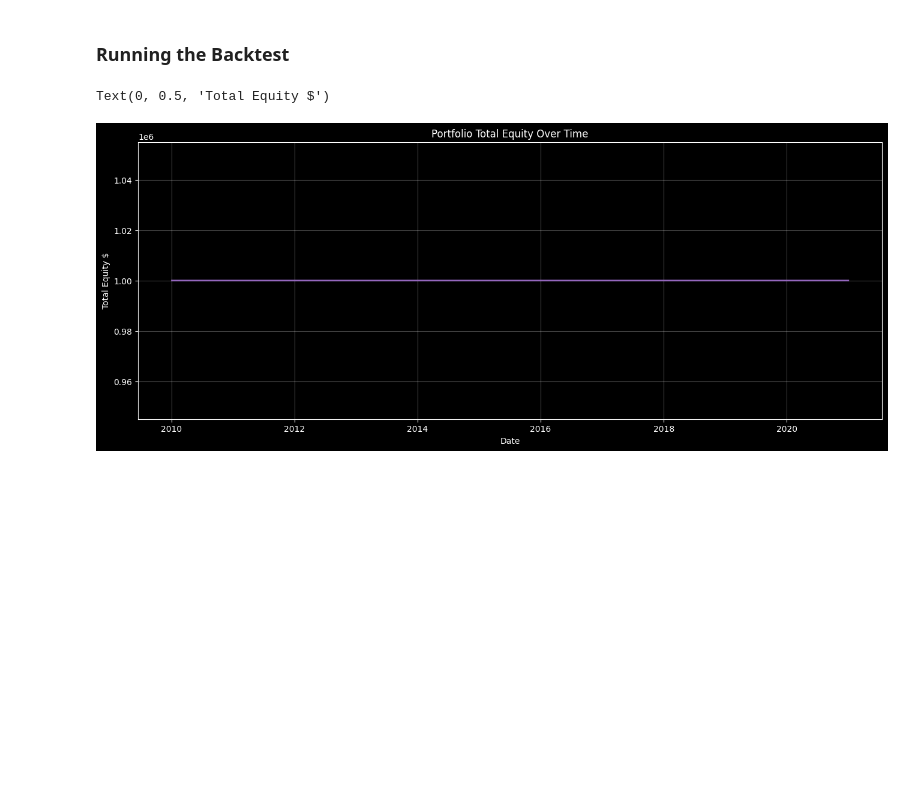
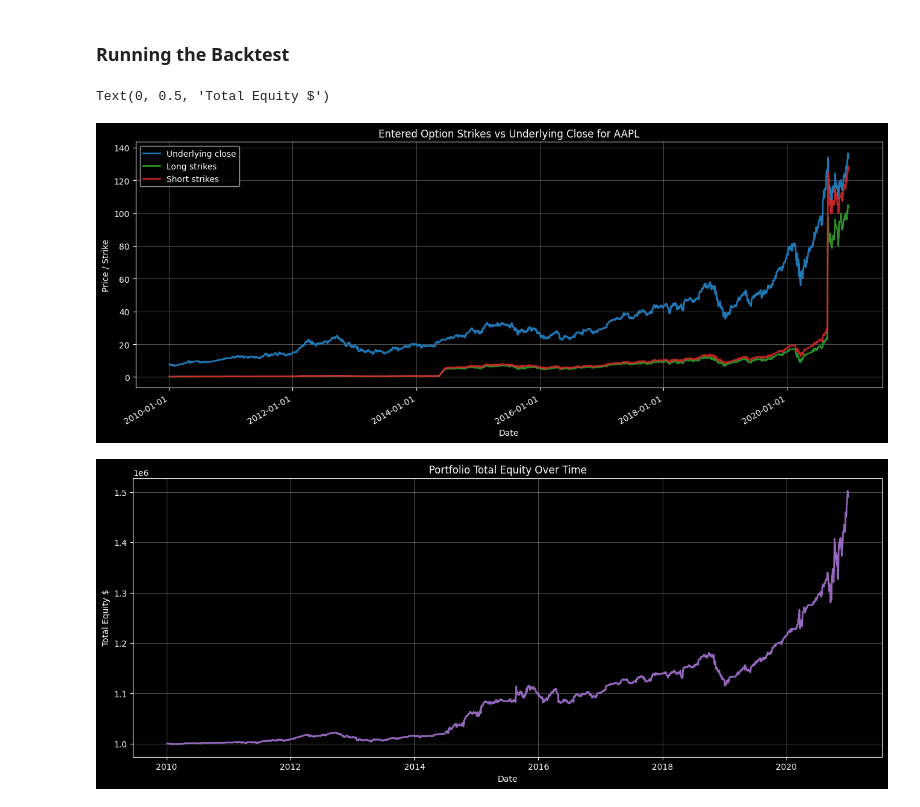
Before and after one commit to cja119/options_wizard, a Jupyter notebook: notebooks/.ipynb, the cells around one changed output. Drawn from its saved outputs; the diff is of its cells as text; code cells hidden in the pictures; blank space fills up the shorter version.

```diff
--- a/notebooks/.ipynb
+++ b/notebooks/.ipynb
@@ -19,14 +19,14 @@ if p.is_dir():
 n_const = 10
 start_date = ow.DateObj(2010, 1, 1)
 end_date = ow.DateObj(2020, 12, 31)
+save_type = ow.SaveType.PICKLE
 
-universe = ow.Universe()
-universe.top_constituents(n_const)
+universe = ow.Universe(['AAPL'])
+#universe.top_constituents(n_const)
 # %%
-import polars as pl
-from operator import ne, le, eq
+from operator import le, eq
 
-pipeline = ow.Pipeline(universe=universe, saves=ow.SaveFrames.STRAT)
+pipeline = ow.Pipeline(universe=universe, saves=ow.SaveFrames.STRAT, save_type=save_type)
 kwargs = {
     'max_date': end_date.to_pl(),
     'keep_col' : ['call_put', 'ttm', 'n_missing'],
@@ -51,10 +51,13 @@ import options_wizard as ow
 from tqdm import tqdm
 from functools import partial
 
-
 start_cash = 1_000_000
 
-ptf = partial(ow.Trade, transaction_cost_model=ow.TransactionCostModel.SPREAD, accounting_type=ow.AccountingConvention.MTM)
+ptf = partial(
+    ow.Trade,
+    transaction_cost_model=ow.TransactionCostModel.SPREAD,
+    accounting_type=ow.AccountingConvention.MTM
+)
 cfg = ow.BackTestConfig(
     starting_cash = start_cash,
     start_date=start_date,
@@ -63,9 +66,14 @@ cfg = ow.BackTestConfig(
 position = ow.FixedHold1MnNotional(cfg)
 
 for tick in tqdm(universe.ticks):
-    strat = ow.StratType.load(tick=tick)
-    trade = strat.reconstruct(wrapper = ptf)
-    position.add_trade(trade)
+    try:
+        strat = ow.StratType.load(tick=tick, save_type=save_type)
+        trade = strat.reconstruct(wrapper = ptf)
+        position.add_trade(trade)
+
+    except FileNotFoundError:
+        print(f"Could not find strat for {tick}, skipping...")
+        continue
 # %% [markdown]
 ### Running the Backtest
 # %%
@@ -84,7 +92,7 @@ from statistics import mean
 
 mpl.style.use("dark_background")
 
-def plot_entry_strikes_lines(backtest_result, ticks):
+def plot_entry_strikes_lines(backtest_result, tick):
     """
     Plot entered option strikes over time as separate long/short lines,
     alongside the underlying close series. Returns (fig, ax).
@@ -108,6 +116,8 @@ def plot_entry_strikes_lines(backtest_result, ticks):
     long_strikes, short_strikes, underlying_series = {}, {}, {}
 
     for trade in trades:
+        if trade._tick != tick:
+            continue
         entry_date = trade.entry_data.entry_date
         px = trade.entry_data.price_series.get(entry_date)
         if px is None:
@@ -128,7 +138,7 @@ def plot_entry_strikes_lines(backtest_result, ticks):
             underlying_series[u.date.to_datetime()] = mid
 
     if not long_strikes and not short_strikes:
-        raise ValueError("No entries with strikes found in BackTestResult")
+        return None, None
 
     def reduce_strikes(mapping):
         if not mapping:
@@ -148,33 +158,35 @@ def plot_entry_strikes_lines(backtest_result, ticks):
         ax.plot(u_dates, u_prices, color="tab:blue", lw=2, label="Underlying close")
 
     if long_dates:
         ax.plot(long_dates, long_vals, color="tab:green", lw=2,
                 label="Long strikes", alpha=0.9)
     if short_dates:
         ax.plot(short_dates, short_vals, color="tab:red", lw=2,
                 label="Short strikes", alpha=0.9)
 
-    ax.set_title("Entered Option Strikes vs Underlying Close")
+    ax.set_title(f"Entered Option Strikes vs Underlying Close for {tick}")
     ax.set_xlabel("Date")
     ax.set_ylabel("Price / Strike")
     ax.xaxis.set_major_locator(mdates.AutoDateLocator())
     ax.xaxis.set_major_formatter(mdates.DateFormatter("%Y-%m-%d"))
     fig.autofmt_xdate()
     ax.grid(True, alpha=0.3)
     ax.legend()
     return fig, ax
 
-#fig, ax = plot_entry_strikes_lines(result)
+for tick in universe.ticks:
+    fig, ax = plot_entry_strikes_lines(result, tick)
 
 equity = np.array([snap.total_equity + snap.total_cash for snap in result.snapshots])
 dates = np.array([snap.date.to_datetime() for snap in result.snapshots])
 
 fig2, ax2 = plt.subplots(figsize=(16, 6))
 ax2.plot(dates, equity, color="tab:purple", lw=2, label="Total Equity")
 ax2.grid(True, alpha=0.3)
 ax2.set_title("Portfolio Total Equity Over Time")
 ax2.set_xlabel("Date")
 ax2.set_ylabel("Total Equity $")
 # %% [output]
 Text(0, 0.5, 'Total Equity $')
-[figure, old version]
+[figure, new version]
+[figure, added]
```
Also changed, not shown: 9 other files.
